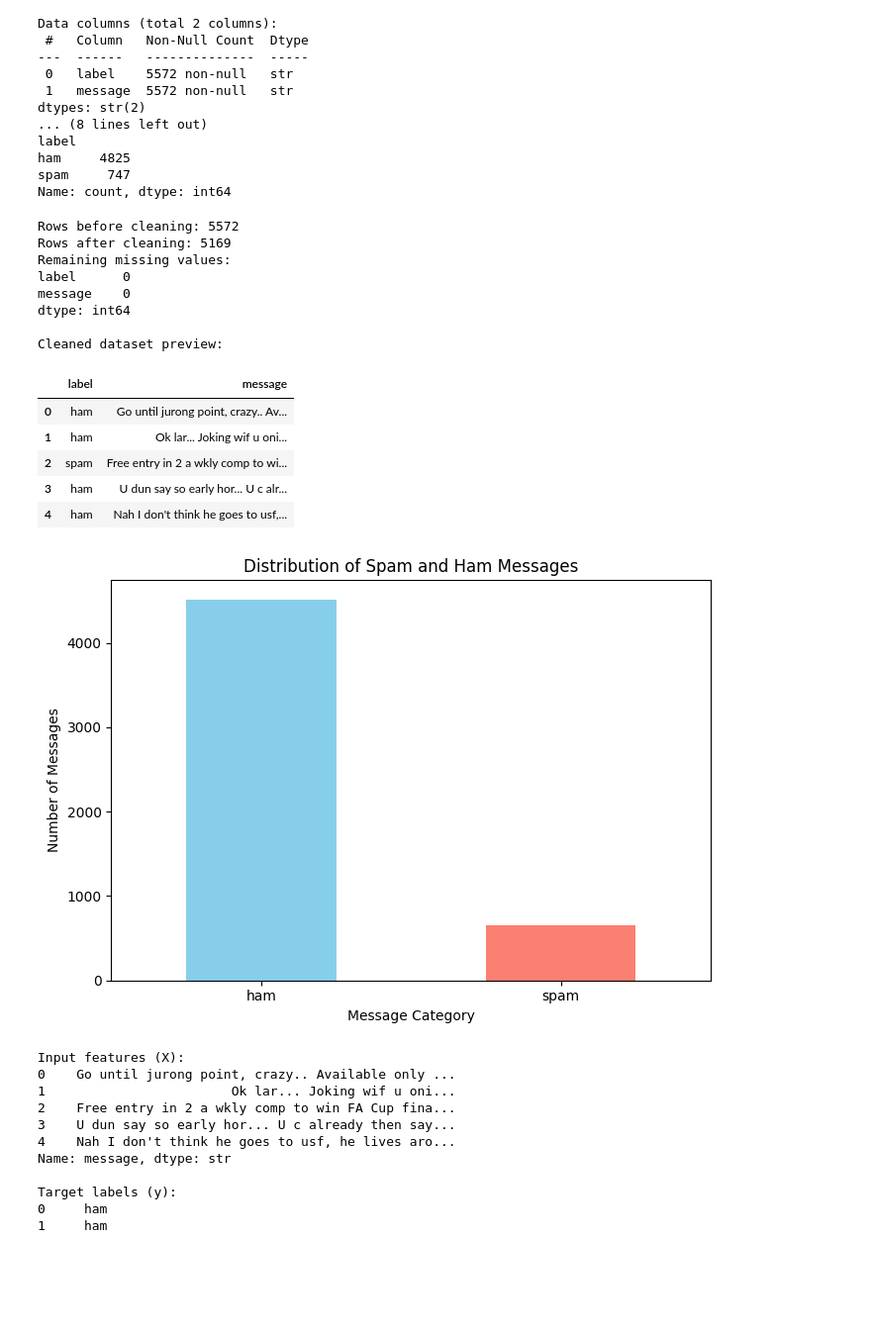
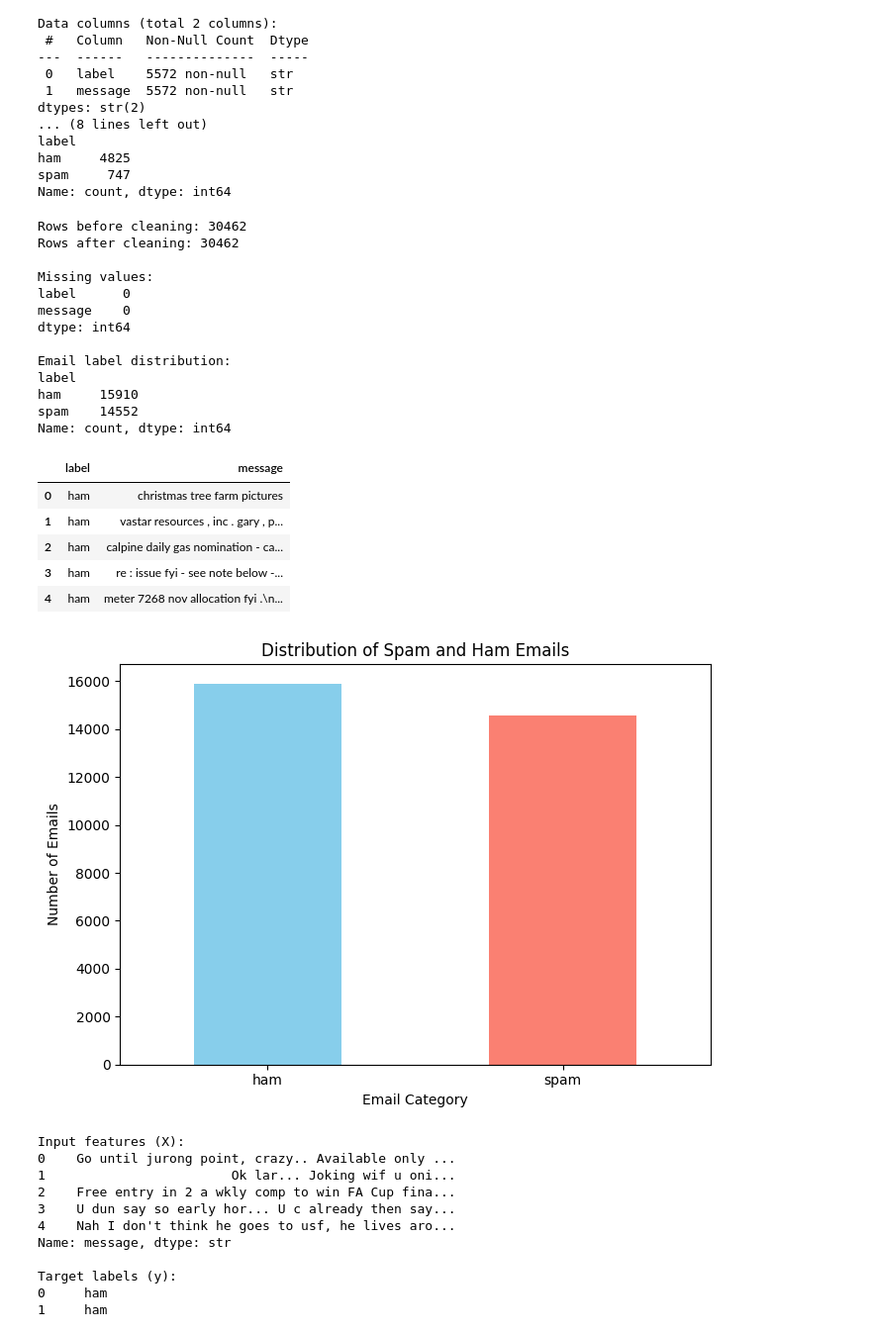
Before and after one commit to Saishreereddy18/-AI-ML-Internship, a Jupyter notebook: Day-14-End-to-End-ML-Project/Spam_Detection_Project.ipynb, the cells around one changed output. Shown at 99% size. Cells and saved outputs as stored; diff of their text form; code cells hidden in the pictures; blank space fills up the shorter version.

```diff
--- a/Day-14-End-to-End-ML-Project/Spam_Detection_Project.ipynb
+++ b/Day-14-End-to-End-ML-Project/Spam_Detection_Project.ipynb
@@ -84,56 +136,62 @@ ham     4825
 spam     747
 Name: count, dtype: int64
 # %%
-# Clean the dataset
+# Check and clean the email dataset
 
 print("Rows before cleaning:", len(df))
 
 df = df.dropna()
-df = df.drop_duplicates()
-
 df["label"] = df["label"].str.strip().str.lower()
 df["message"] = df["message"].astype(str).str.strip()
 
 df = df[df["label"].isin(["ham", "spam"])]
 df = df[df["message"] != ""]
+df = df.drop_duplicates(subset=["message", "label"])
 
 print("Rows after cleaning:", len(df))
-print("Remaining missing values:")
+print("\nMissing values:")
 print(df.isnull().sum())
 
-print("\nCleaned dataset preview:")
-df.head()
+print("\nEmail label distribution:")
+print(df["label"].value_counts())
+
+display(df.head())
 # %% [output]
-Rows before cleaning: 5572
-Rows after cleaning: 5169
-Remaining missing values:
+Rows before cleaning: 30462
+Rows after cleaning: 30462
+
+Missing values:
 label      0
 message    0
 dtype: int64
 
-Cleaned dataset preview:
+Email label distribution:
+label
+ham     15910
+spam    14552
+Name: count, dtype: int64
 |  | label | message |
-| 0 | ham | Go until jurong point, crazy.. Av... |
-| 1 | ham | Ok lar... Joking wif u oni... |
-| 2 | spam | Free entry in 2 a wkly comp to wi... |
-| 3 | ham | U dun say so early hor... U c alr... |
-| 4 | ham | Nah I don't think he goes to usf,... |
+| 0 | ham | christmas tree farm pictures |
+| 1 | ham | vastar resources , inc . gary , p... |
+| 2 | ham | calpine daily gas nomination - ca... |
+| 3 | ham | re : issue fyi - see note below -... |
+| 4 | ham | meter 7268 nov allocation fyi .\n... |
 # %%
-# Visualize the distribution of spam and ham messages
+# Visualize Email Spam and Ham Distribution
 
 label_counts = df["label"].value_counts()
 
 plt.figure(figsize=(7, 5))
 label_counts.plot(kind="bar", color=["skyblue", "salmon"])
 
-plt.title("Distribution of Spam and Ham Messages")
-plt.xlabel("Message Category")
-plt.ylabel("Number of Messages")
+plt.title("Distribution of Spam and Ham Emails")
+plt.xlabel("Email Category")
+plt.ylabel("Number of Emails")
 plt.xticks(rotation=0)
 plt.tight_layout()
 plt.show()
 # %% [output]
-[figure, old version]
+[figure, new version]
 # %%
 # Separate input features and target labels
 
```
Also changed, not shown: parts of 13 cells of this notebook, 6 other files.
